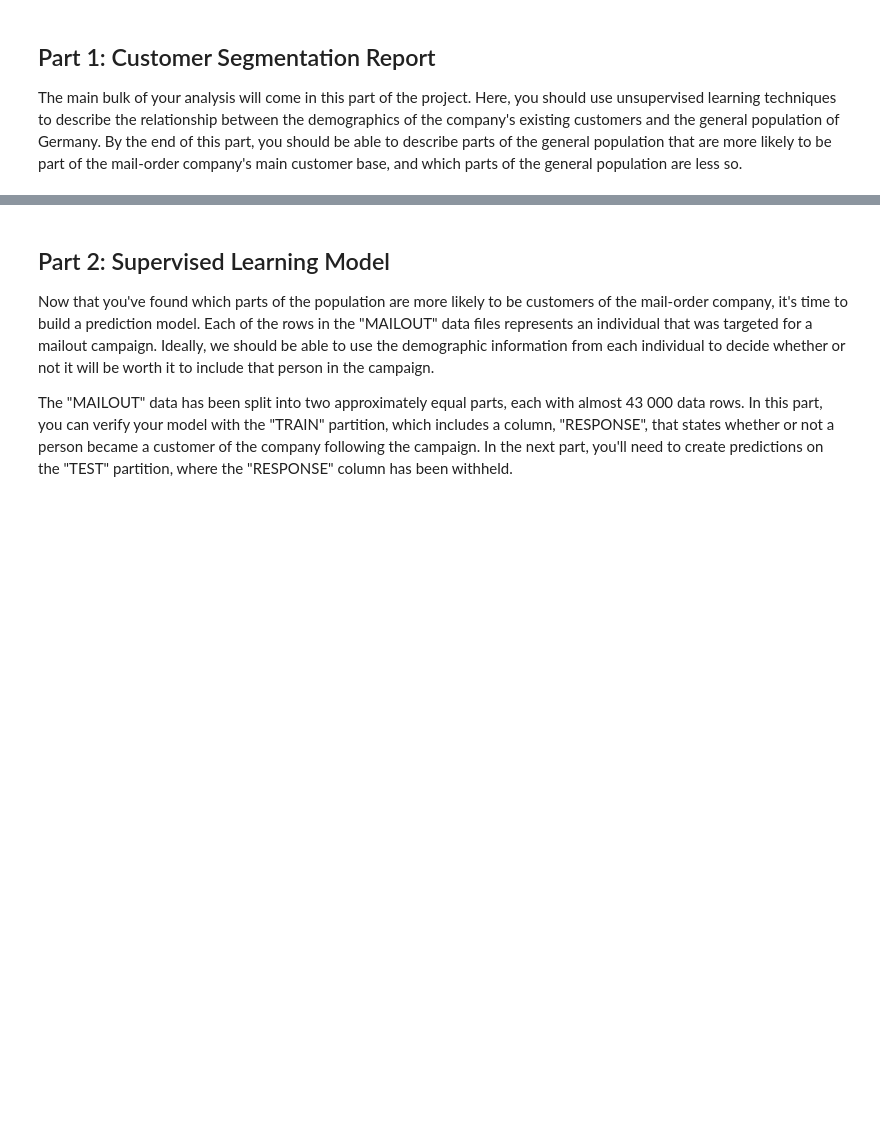
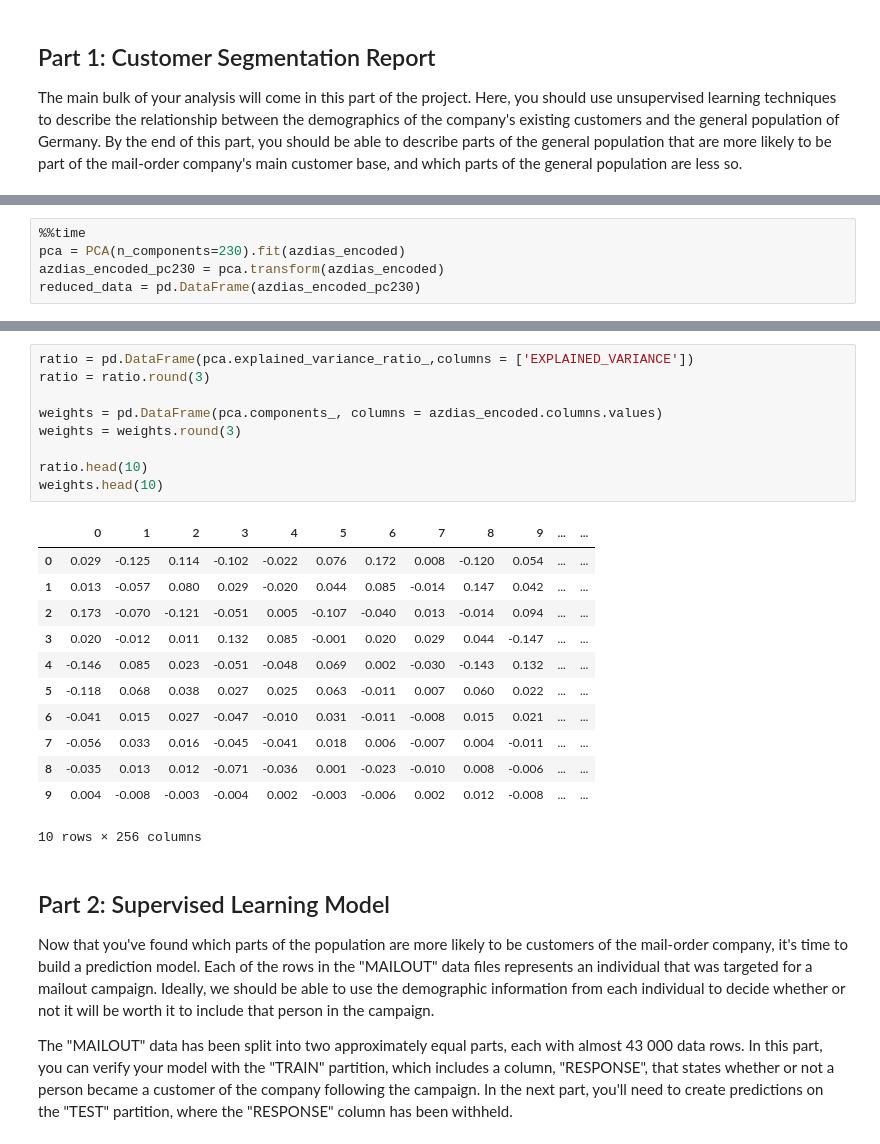
Before and after one commit to kross11480/courses, a Jupyter notebook: capstone/Arvato Project Workbook.ipynb, the cells around one changed output, grey strips where cells are left out. Drawn from its saved outputs; the diff is of its cells as text; blank space fills up the shorter version.

```diff
--- a/capstone/Arvato Project Workbook.ipynb
+++ b/capstone/Arvato Project Workbook.ipynb
@@ -127,0 +300,5 @@ The main bulk of your analysis will come in this part of the project. Here, you
+# %%
+%%time
+pca = PCA(n_components=230).fit(azdias_encoded)
+azdias_encoded_pc230 = pca.transform(azdias_encoded)
+reduced_data = pd.DataFrame(azdias_encoded_pc230)
@@ -128,3 +333,25 @@ The main bulk of your analysis will come in this part of the project. Here, you
+# %%
+ratio = pd.DataFrame(pca.explained_variance_ratio_,columns = ['EXPLAINED_VARIANCE'])
+ratio = ratio.round(3)
+
+weights = pd.DataFrame(pca.components_, columns = azdias_encoded.columns.values)
+weights = weights.round(3)
+
+ratio.head(10)
+weights.head(10)
+# %% [output]
+|  | 0 | 1 | 2 | 3 | 4 | 5 | 6 | 7 | 8 | 9 | ... | ... |
+| 0 | 0.029 | -0.125 | 0.114 | -0.102 | -0.022 | 0.076 | 0.172 | 0.008 | -0.120 | 0.054 | ... | ... |
+| 1 | 0.013 | -0.057 | 0.080 | 0.029 | -0.020 | 0.044 | 0.085 | -0.014 | 0.147 | 0.042 | ... | ... |
+| 2 | 0.173 | -0.070 | -0.121 | -0.051 | 0.005 | -0.107 | -0.040 | 0.013 | -0.014 | 0.094 | ... | ... |
+| 3 | 0.020 | -0.012 | 0.011 | 0.132 | 0.085 | -0.001 | 0.020 | 0.029 | 0.044 | -0.147 | ... | ... |
+| 4 | -0.146 | 0.085 | 0.023 | -0.051 | -0.048 | 0.069 | 0.002 | -0.030 | -0.143 | 0.132 | ... | ... |
+| 5 | -0.118 | 0.068 | 0.038 | 0.027 | 0.025 | 0.063 | -0.011 | 0.007 | 0.060 | 0.022 | ... | ... |
+| 6 | -0.041 | 0.015 | 0.027 | -0.047 | -0.010 | 0.031 | -0.011 | -0.008 | 0.015 | 0.021 | ... | ... |
+| 7 | -0.056 | 0.033 | 0.016 | -0.045 | -0.041 | 0.018 | 0.006 | -0.007 | 0.004 | -0.011 | ... | ... |
+| 8 | -0.035 | 0.013 | 0.012 | -0.071 | -0.036 | 0.001 | -0.023 | -0.010 | 0.008 | -0.006 | ... | ... |
+| 9 | 0.004 | -0.008 | -0.003 | -0.004 | 0.002 | -0.003 | -0.006 | 0.002 | 0.012 | -0.008 | ... | ... |
+10 rows × 256 columns
 # %% [markdown]
 ## Part 2: Supervised Learning Model
 
```
Also changed, not shown: parts of 34 cells of this notebook.
